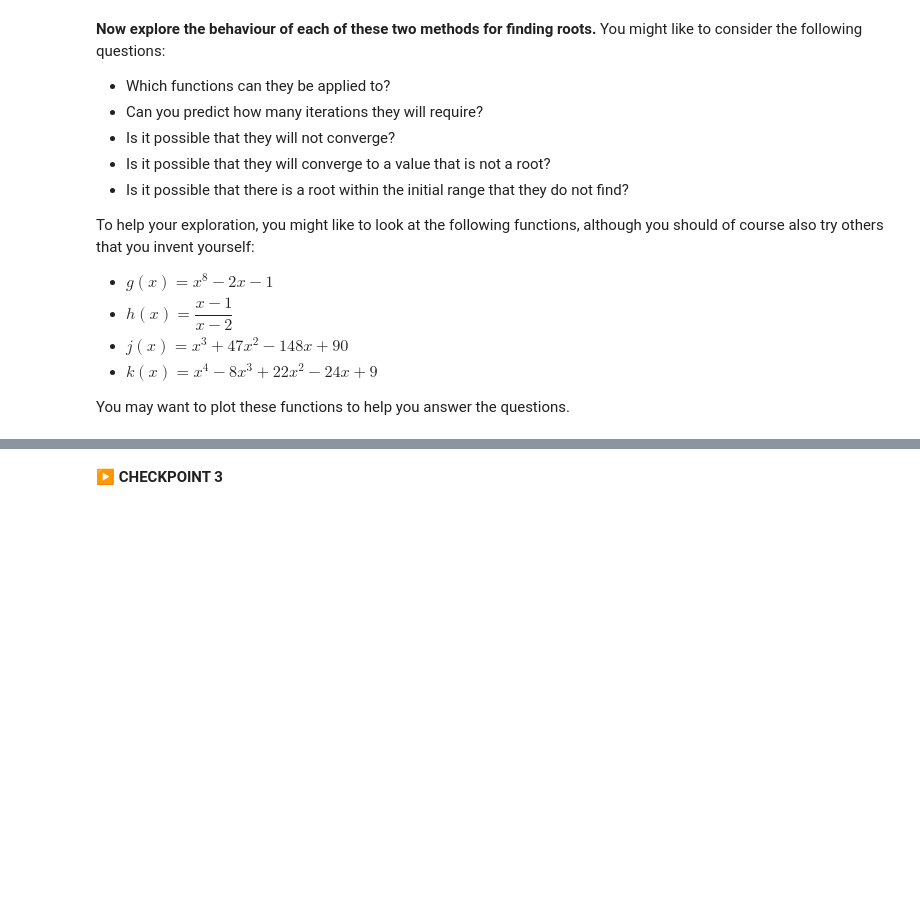
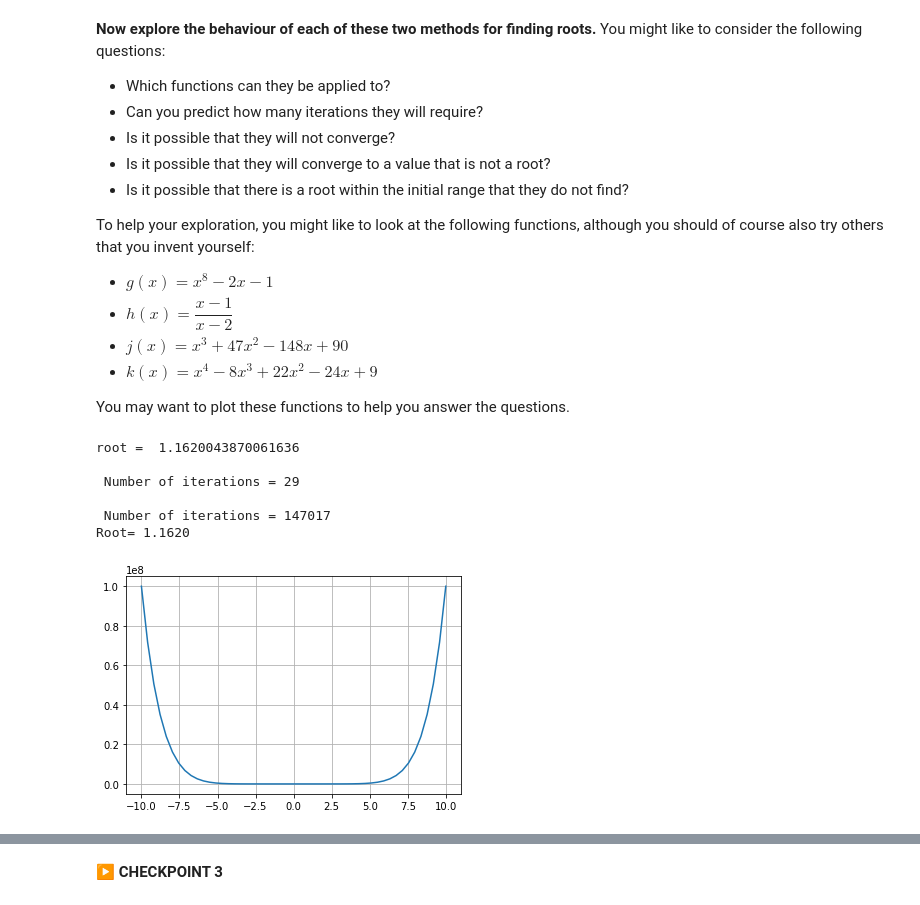
Before and after one commit to Charoula-Kyriakides/Physics, a Jupyter notebook: Lab4.ipynb, the cells around one changed output, grey strips where cells are left out. Cells and saved outputs as stored; diff of their text form; code cells hidden in the pictures; blank space fills up the shorter version.

```diff
--- a/Lab4.ipynb
+++ b/Lab4.ipynb
@@ -86,6 +88,9 @@ n=0
 l, u = 0, 5 # Starting range
 
     # This format string prints out three values, each with width 15 characters and 12 decimal places
+while u-l >1e-8:
+    l,u=bisection_step(f,(l,u))
+    n+=1
     print("{:15.12f}  {:15.12f}  {:15.12f}".format(l, u, u-l))
 
 print("\n Number of iterations = {:d}".format(n))
@@ -121,7 +111,7 @@ $$
 
 **In the same way as above, write a function to perform one step of this algorithm.**
 # %%
-def regula_falsi_step(f, bounds):
+def regula_falsi_step(function, bounds):
     """Performs one step of the regula falsi algorithm to locate a root of f,
     and returns a smaller range in which the root is found.
 
@@ -129,8 +119,10 @@ def regula_falsi_step(f, bounds):
     bounds: tuple of two numbers representing the range to search for the root"""
 
     lower, upper = bounds
-    middle=(lower*f(upper)-upper*f(lower))/(f(upper)-f(lower))
-    if f(lower)*f(middle)<0:
+
+    middle=(lower*function(upper)-upper*function(lower))/(function(upper)-function(lower))
+
+    if function(lower)*function(middle)<0:
         return (lower, middle)
     else:
         return (middle,upper)
@@ -170,3 +167,19 @@ print("\n Number of iterations = {:d}".format(n))
+# %%
+def plotFunction(function):
+    x=linspace(-10,10)
+    y=function(x)
+    figure()
+    plot(x,y)
+
+def bisection_iteration(function,bounds):
+    n=0
+    l,u=bounds
+    while u-l >1e-8:
+        l,u=bisection_step(function,(l,u))
+        n+=1
+    print('root = ', l)
+
+    print("\n Number of iterations = {:d}".format(n))
 # %% [markdown]
 ▶ **CHECKPOINT 2**
 # %% [markdown]
@@ -185,3 +198,22 @@ To help your exploration, you might like to look at the following functions, alt
 - $k(x) = x^4 - 8x^3 + 22x^2 - 24x + 9$
 
 You may want to plot these functions to help you answer the questions.
+# %%
+from pylab import grid, linspace, figure, plot
+def g(x):
+    return x**8-2*x -1
+
+plotFunction(g)
+grid()
+#
+bisection_iteration(g,(0,5))
+iterate_falsi(0,5,'no',g)
+#for low gradient, bisection method is faster
+# %% [output]
+root =  1.1620043870061636
+
+ Number of iterations = 29
+
+ Number of iterations = 147017
+Root= 1.1620
+[figure, added]
```
Also changed, not shown: parts of 7 cells of this notebook, 2 other files.
